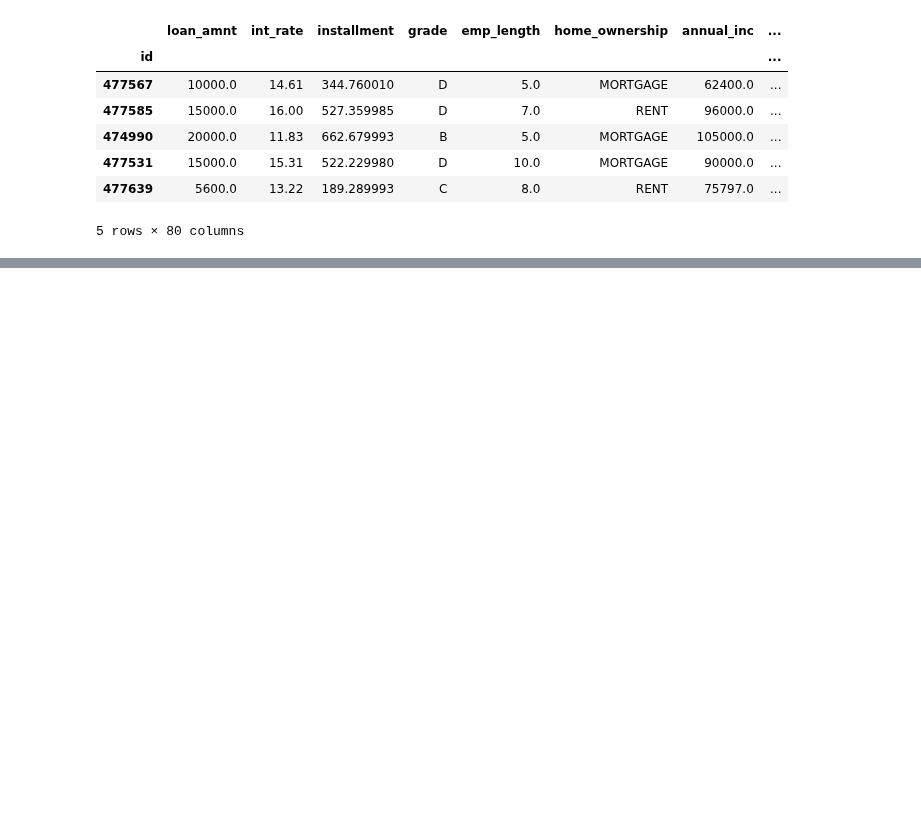
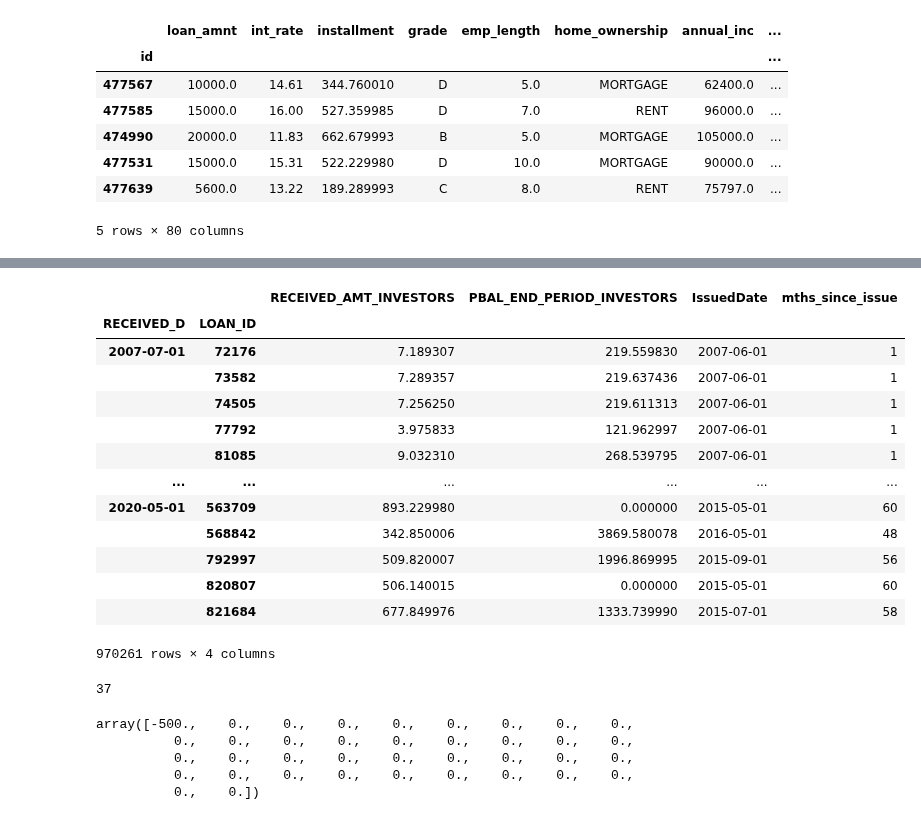
Before and after one commit to Booleans/consumer-loan-investment-strategy-simulator, a Jupyter notebook: FreshStart.ipynb, the cells around one changed output, grey strips where cells are left out. Cells and saved outputs as stored; diff of their text form; code cells hidden in the pictures; blank space fills up the shorter version.

```diff
--- a/FreshStart.ipynb
+++ b/FreshStart.ipynb
@@ -84,0 +294,18 @@ df_EDA.to_pickle('df_EDA.pkl.bz2', compression='bz2')
+# %%
+def set_and_sort_indices(payments_df):
+    '''
+    Function to set the index of the payments dataframe to be the payment date and loan ID.
+    This way we can easily extract payments in a certain month and/or for a certain loan.
+    Sort the index after it's set.
+
+    Args:
+        payments_df (dataframe): The dataframe containing payments data for loans.
+
+    Returns:
+        DataFrame: Returns the payments dataframe with a multi-level index of payment date and loan ID.
+    '''
+    df = payments_df.set_index(['RECEIVED_D', 'LOAN_ID'])
+    df = df.sort_index()
+    return df
+# %%
+df_payments = set_and_sort_indices(df_payments_clean)
@@ -84,0 +355,17 @@ df_EDA.to_pickle('df_EDA.pkl.bz2', compression='bz2')
+# %%
+df_payments
+# %% [output]
+|  |  | RECEIVED_AMT_INVESTORS | PBAL_END_PERIOD_INVESTORS | IssuedDate | mths_since_issue |
+| RECEIVED_D | LOAN_ID |  |  |  |  |
+| 2007-07-01 | 72176 | 7.189307 | 219.559830 | 2007-06-01 | 1 |
+|  | 73582 | 7.289357 | 219.637436 | 2007-06-01 | 1 |
+|  | 74505 | 7.256250 | 219.611313 | 2007-06-01 | 1 |
+|  | 77792 | 3.975833 | 121.962997 | 2007-06-01 | 1 |
+|  | 81085 | 9.032310 | 268.539795 | 2007-06-01 | 1 |
+| ... | ... | ... | ... | ... | ... |
+| 2020-05-01 | 563709 | 893.229980 | 0.000000 | 2015-05-01 | 60 |
+|  | 568842 | 342.850006 | 3869.580078 | 2016-05-01 | 48 |
+|  | 792997 | 509.820007 | 1996.869995 | 2015-09-01 | 56 |
+|  | 820807 | 506.140015 | 0.000000 | 2015-05-01 | 60 |
+|  | 821684 | 677.849976 | 1333.739990 | 2015-07-01 | 58 |
+970261 rows × 4 columns
@@ -84,0 +378,15 @@ df_EDA.to_pickle('df_EDA.pkl.bz2', compression='bz2')
+# %%
+max_months = one_loan['mths_since_issue'].max()
+max_months
+# %% [output]
+37
+# %%
+payments = np.zeros(max_months+1)
+payments[0] = -initial_loan_balance
+payments
+# %% [output]
+array([-500.,    0.,    0.,    0.,    0.,    0.,    0.,    0.,    0.,
+          0.,    0.,    0.,    0.,    0.,    0.,    0.,    0.,    0.,
+          0.,    0.,    0.,    0.,    0.,    0.,    0.,    0.,    0.,
+          0.,    0.,    0.,    0.,    0.,    0.,    0.,    0.,    0.,
+          0.,    0.])
```
Also changed, not shown: parts of 31 cells of this notebook.
